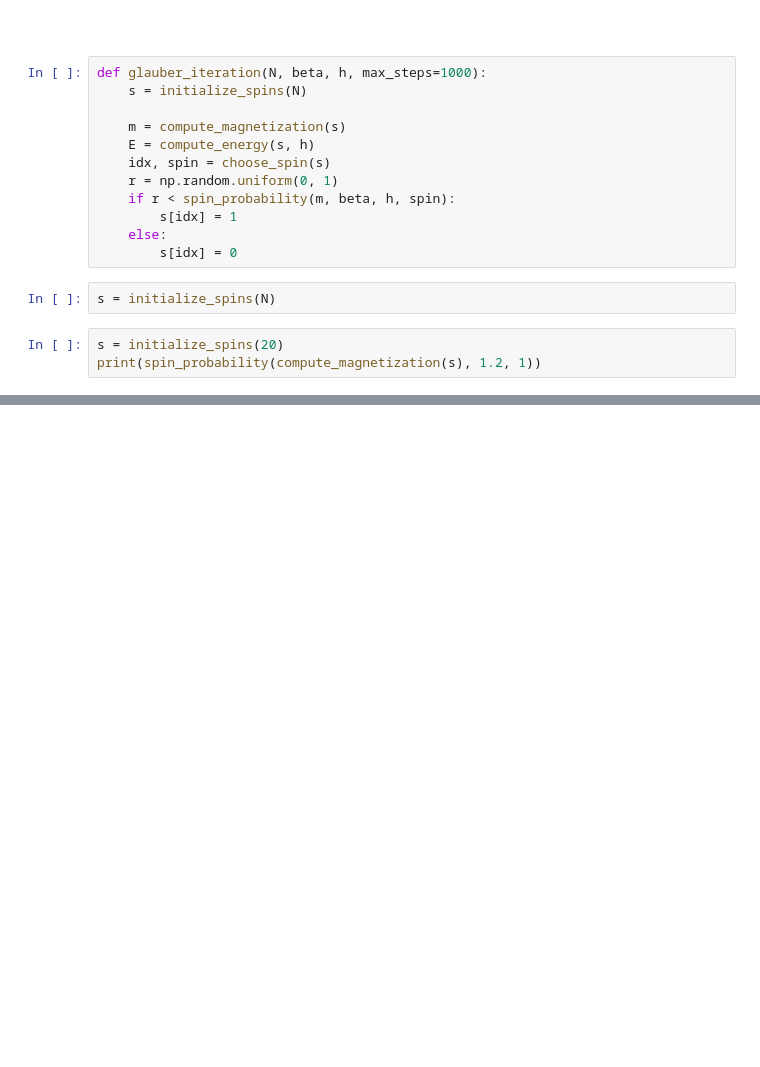
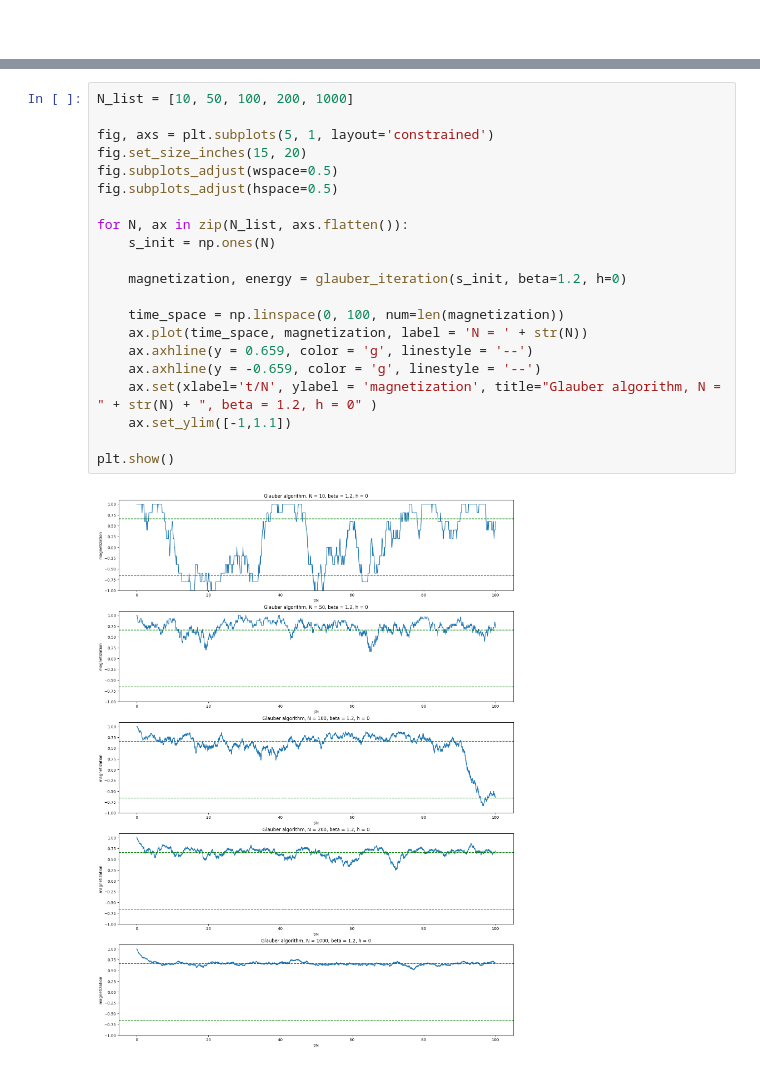
Before and after one commit to Evicten/statistical_physics_of_computation, a Jupyter notebook: GHW1.ipynb, the cells around one changed output, grey strips where cells are left out. Saved outputs shown, nothing was run; the diff lists cells and outputs as text; blank space fills up the shorter version.

```diff
--- a/GHW1.ipynb
+++ b/GHW1.ipynb
@@ -37,19 +99,2 @@ def choose_spin(s):
 # %% [markdown]
 ###
-# %%
-def glauber_iteration(N, beta, h, max_steps=1000):
-    s = initialize_spins(N)
-
-    m = compute_magnetization(s)
-    E = compute_energy(s, h)
-    idx, spin = choose_spin(s)
-    r = np.random.uniform(0, 1)
-    if r < spin_probability(m, beta, h, spin):
-        s[idx] = 1
-    else:
-        s[idx] = 0
-# %%
-s = initialize_spins(N)
-# %%
-s = initialize_spins(20)
-print(spin_probability(compute_magnetization(s), 1.2, 1))
@@ -57,0 +172,23 @@ print(spin_probability(compute_magnetization(s), 1.2, 1))
+# %%
+N_list = [10, 50, 100, 200, 1000]
+
+fig, axs = plt.subplots(5, 1, layout='constrained')
+fig.set_size_inches(15, 20)
+fig.subplots_adjust(wspace=0.5)
+fig.subplots_adjust(hspace=0.5)
+
+for N, ax in zip(N_list, axs.flatten()):
+    s_init = np.ones(N)
+
+    magnetization, energy = glauber_iteration(s_init, beta=1.2, h=0)
+
+    time_space = np.linspace(0, 100, num=len(magnetization))
+    ax.plot(time_space, magnetization, label = 'N = ' + str(N))
+    ax.axhline(y = 0.659, color = 'g', linestyle = '--')
+    ax.axhline(y = -0.659, color = 'g', linestyle = '--')
+    ax.set(xlabel='t/N', ylabel = 'magnetization', title="Glauber algorithm, N = " + str(N) + ", beta = 1.2, h = 0" )
+    ax.set_ylim([-1,1.1])
+
+plt.show()
+# %% [output]
+[figure, added]
```
Also changed, not shown: parts of 33 cells of this notebook, 6 other files.
